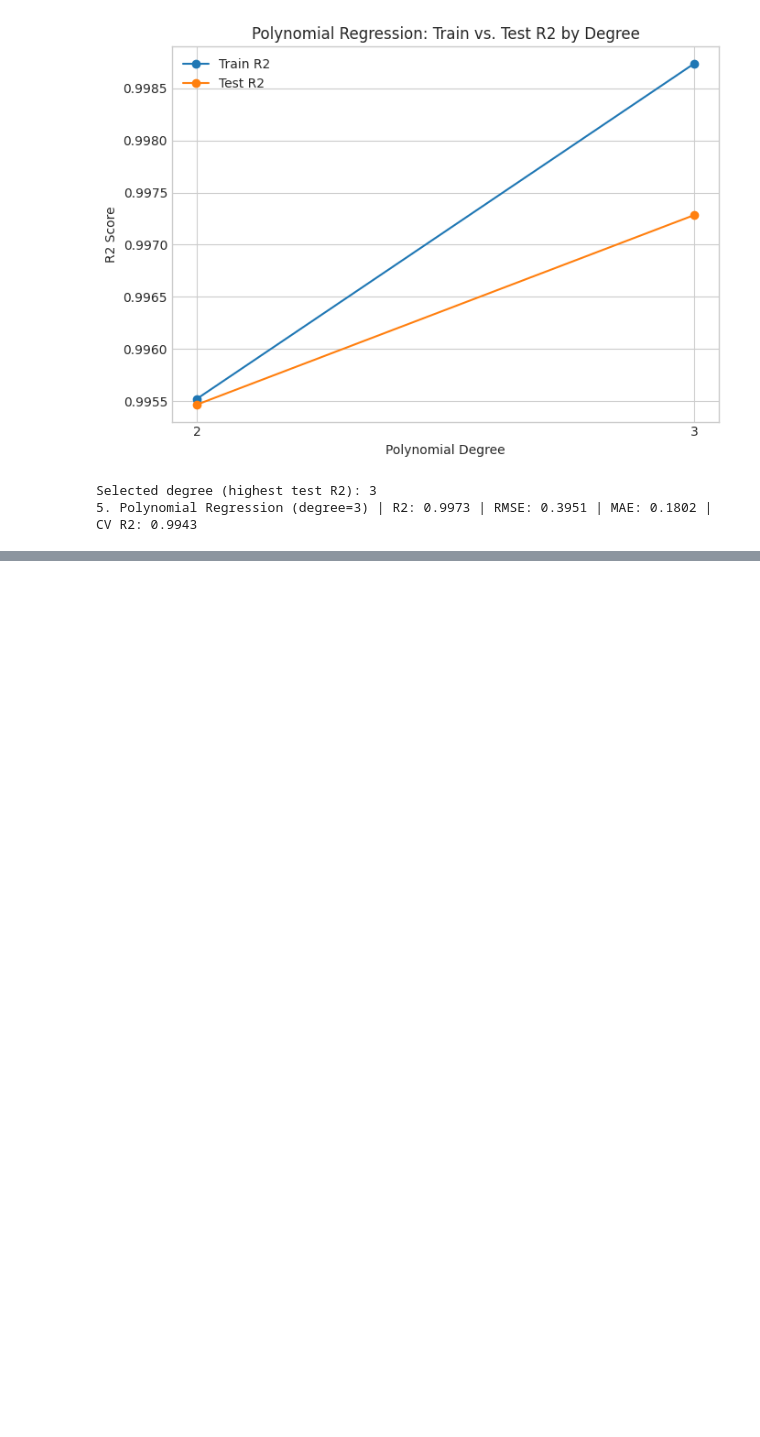
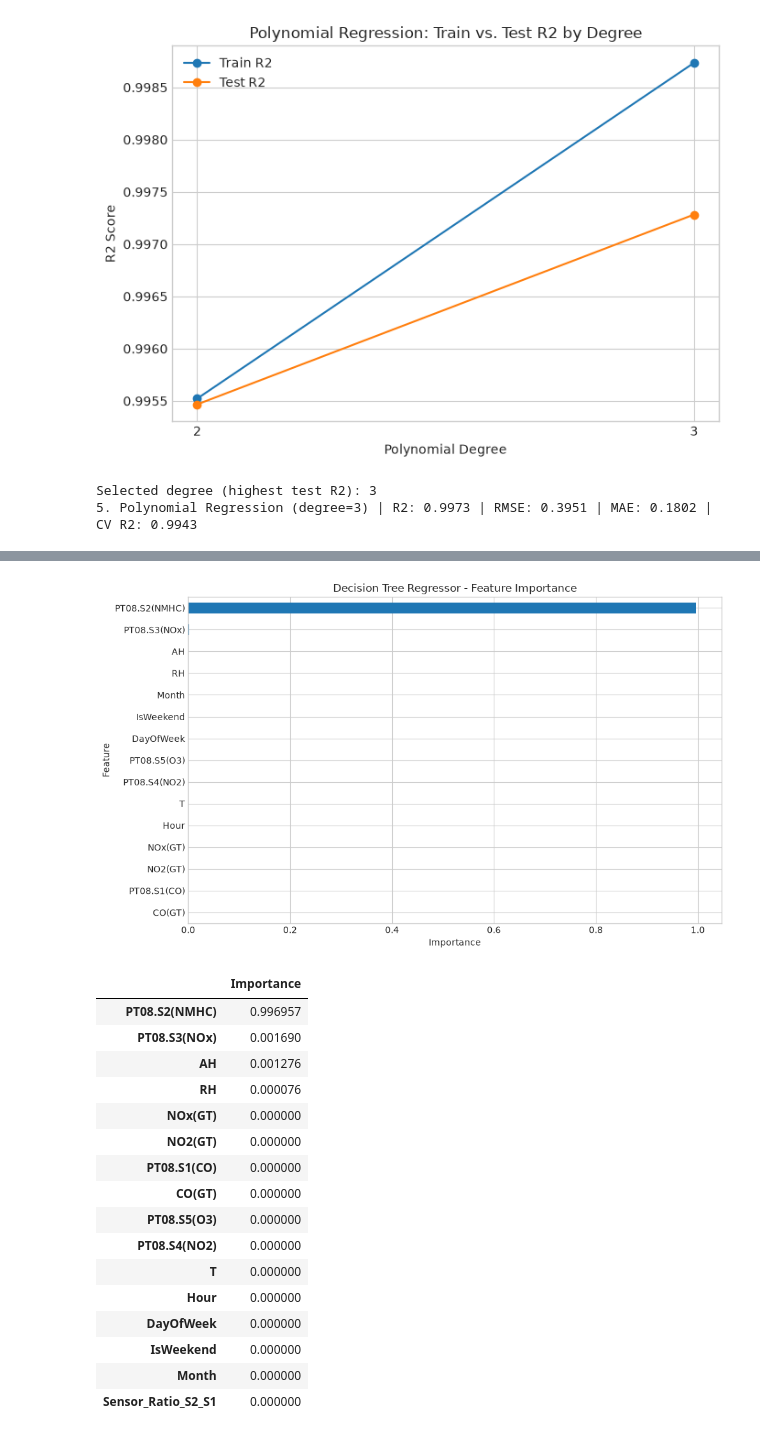
Before and after one commit to Nithin0306/ml_capstone, a Jupyter notebook: notebooks/regression.ipynb, the cells around one changed output, grey strips where cells are left out. Cells and saved outputs as stored; diff of their text form; code cells hidden in the pictures; blank space fills up the shorter version.

```diff
--- a/notebooks/regression.ipynb
+++ b/notebooks/regression.ipynb
@@ -778,0 +843,35 @@ Selected degree (highest test R2): 3
+# %%
+# Decision Tree feature importance
+dt_importance = pd.Series(
+    dt_best.feature_importances_,
+    index=feature_names
+).sort_values(ascending=False)
+
+plt.figure(figsize=(10, 6))
+dt_importance.head(15).sort_values().plot(kind="barh")
+plt.title("Decision Tree Regressor - Feature Importance")
+plt.xlabel("Importance")
+plt.ylabel("Feature")
+plt.tight_layout()
+plt.show()
+
+display(dt_importance.to_frame("Importance"))
+# %% [output]
+[figure, added]
+|  | Importance |
+| PT08.S2(NMHC) | 0.996957 |
+| PT08.S3(NOx) | 0.001690 |
+| AH | 0.001276 |
+| RH | 0.000076 |
+| NOx(GT) | 0.000000 |
+| NO2(GT) | 0.000000 |
+| PT08.S1(CO) | 0.000000 |
+| CO(GT) | 0.000000 |
+| PT08.S5(O3) | 0.000000 |
+| PT08.S4(NO2) | 0.000000 |
+| T | 0.000000 |
+| Hour | 0.000000 |
+| DayOfWeek | 0.000000 |
+| IsWeekend | 0.000000 |
+| Month | 0.000000 |
+| Sensor_Ratio_S2_S1 | 0.000000 |
```
Also changed, not shown: parts of 14 cells of this notebook.
